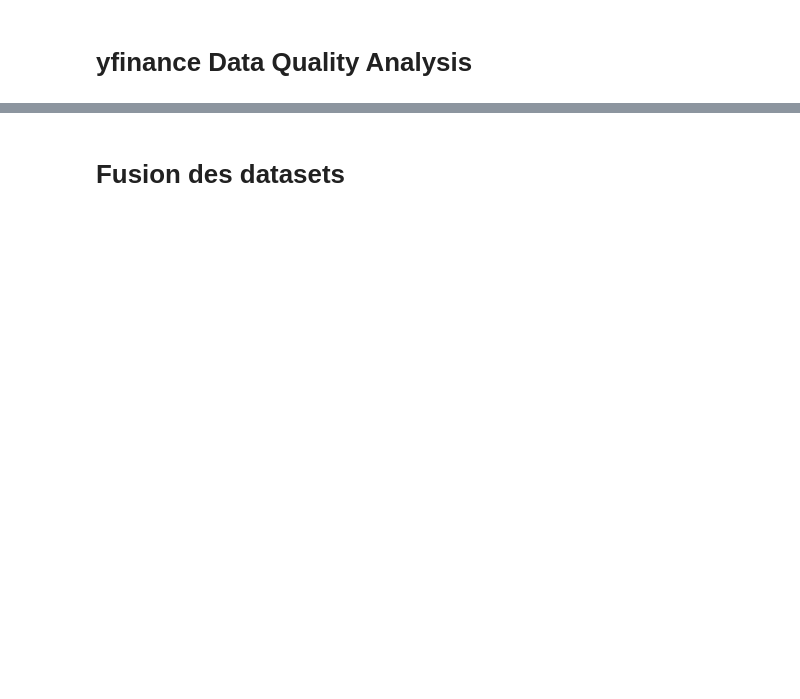
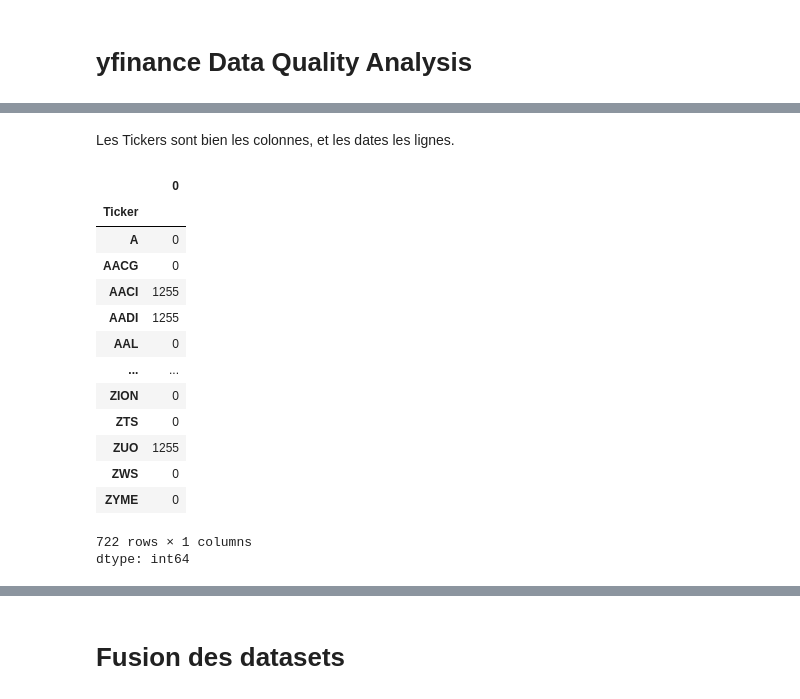
Before and after one commit to ambre-bissi/ESG-Portfolio-Optimizer, a Jupyter notebook: Notebooks/1_data_quality.ipynb, the cells around one changed output, grey strips where cells are left out. Drawn from its saved outputs; the diff is of its cells as text; code cells hidden in the pictures; blank space fills up the shorter version.

```diff
--- a/Notebooks/1_data_quality.ipynb
+++ b/Notebooks/1_data_quality.ipynb
@@ -198,5 +208,23 @@ AttributeError: 'Series' object has no attribute 'split'
+# %% [markdown]
+Les Tickers sont bien les colonnes, et les dates les lignes.
 # %%
 #valeurs manquantes
 prices.isna().sum()
 
-prices.index #les entreprises ont elles les mêmes dates
+#prices.index #les entreprises ont elles les mêmes dates -> oui
+# %% [output]
+|  | 0 |
+| Ticker |  |
+| A | 0 |
+| AACG | 0 |
+| AACI | 1255 |
+| AADI | 1255 |
+| AAL | 0 |
+| ... | ... |
+| ZION | 0 |
+| ZTS | 0 |
+| ZUO | 1255 |
+| ZWS | 0 |
+| ZYME | 0 |
+722 rows × 1 columns
+dtype: int64
```
Also changed, not shown: parts of 16 cells of this notebook.
